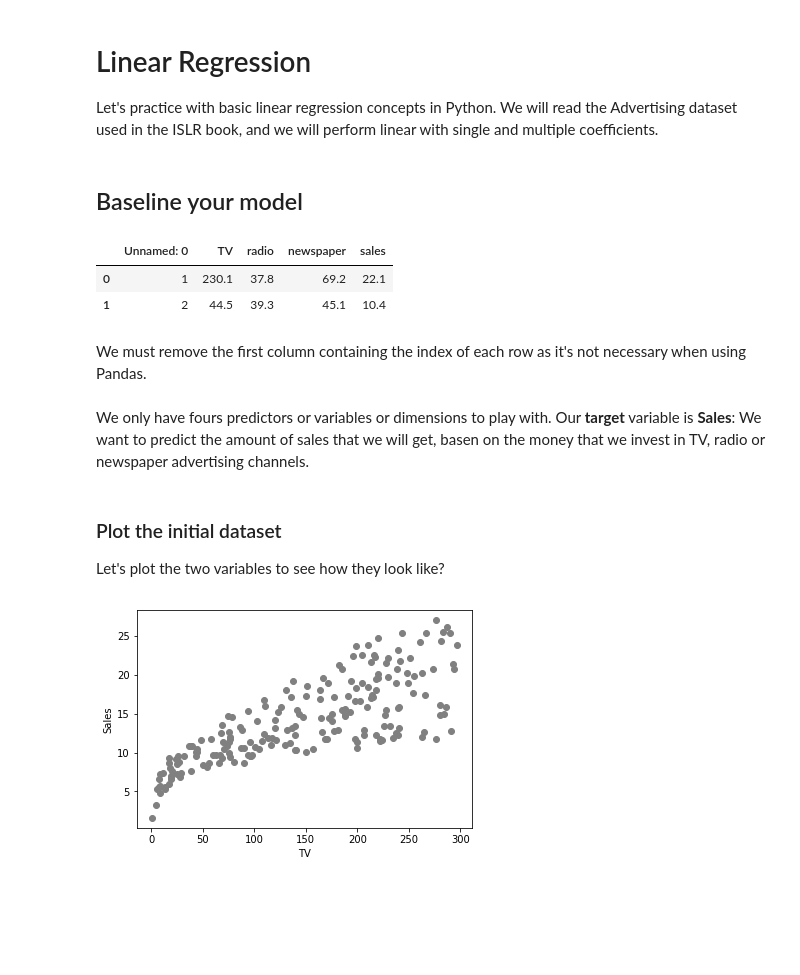
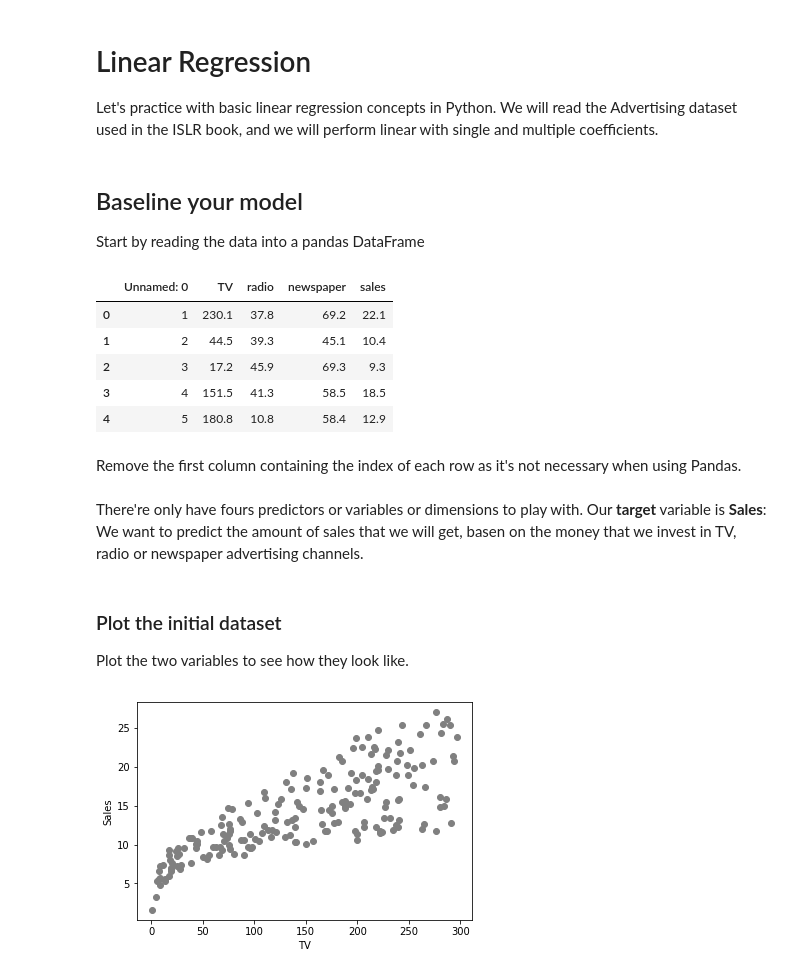
Before and after one commit to renero/uah, a Jupyter notebook: Linear_regression.ipynb, the cells around one changed output. Saved outputs shown, nothing was run; the diff lists cells and outputs as text; code cells hidden in the pictures; blank space fills up the shorter version.

```diff
--- a/Linear_regression.ipynb
+++ b/Linear_regression.ipynb
@@ -23,24 +23,29 @@ import warnings
 warnings.filterwarnings('ignore')
 # %% [markdown]
 ## Baseline your model
+
+Start by reading the data into a pandas DataFrame
 # %%
 url="http://www-bcf.usc.edu/~gareth/ISL/Advertising.csv"
 adv=pd.read_csv(url)
-adv.head(2)
+adv.head(5)
 # %% [output]
 |  | Unnamed: 0 | TV | radio | newspaper | sales |
 | 0 | 1 | 230.1 | 37.8 | 69.2 | 22.1 |
 | 1 | 2 | 44.5 | 39.3 | 45.1 | 10.4 |
+| 2 | 3 | 17.2 | 45.9 | 69.3 | 9.3 |
+| 3 | 4 | 151.5 | 41.3 | 58.5 | 18.5 |
+| 4 | 5 | 180.8 | 10.8 | 58.4 | 12.9 |
 # %% [markdown]
-We must remove the first column containing the index of each row as it's not necessary when using Pandas.
+Remove the first column containing the index of each row as it's not necessary when using Pandas.
 # %%
 adv = adv.drop(adv.columns[0], axis=1)
 # %% [markdown]
-We only have fours predictors or variables or dimensions to play with. Our **target** variable is **Sales**: We want to predict the amount of sales that we will get, basen on the money that we invest in TV, radio or newspaper advertising channels.
+There're only have fours predictors or variables or dimensions to play with. Our **target** variable is **Sales**: We want to predict the amount of sales that we will get, basen on the money that we invest in TV, radio or newspaper advertising channels.
 # %% [markdown]
 ### Plot the initial dataset
 
-Let's plot the two variables to see how they look like?
+Plot the two variables to see how they look like.
 # %%
 plt.scatter(adv.TV, adv.sales,  color='grey')
 plt.xlabel('TV'); plt.ylabel('Sales')
```
Also changed, not shown: parts of 26 cells of this notebook, 1 other file.
